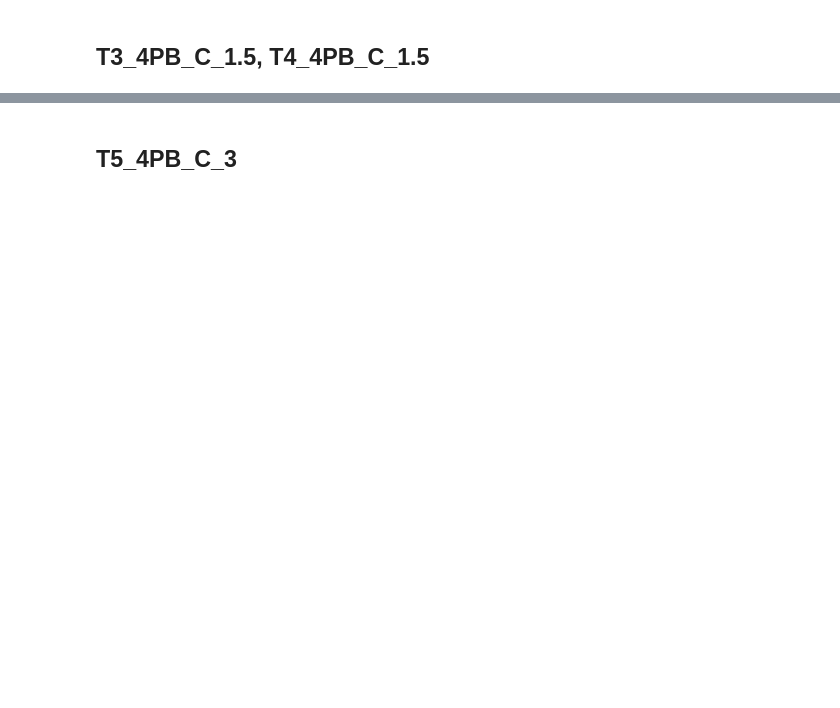
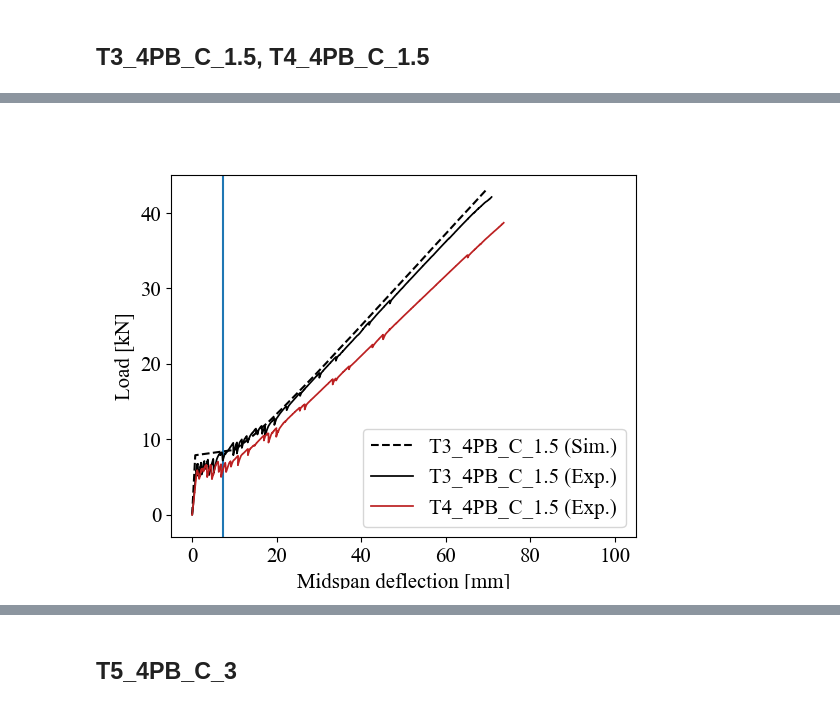
Before and after one commit to bmcs-group/bmcs_beam, a Jupyter notebook: notebooks/experimental_tests/model_validation_with_experimental_tests.ipynb, the cells around one changed output, grey strips where cells are left out. Saved outputs shown, nothing was run; the diff lists cells and outputs as text; code cells hidden in the pictures; blank space fills up the shorter version.

```diff
--- a/notebooks/experimental_tests/model_validation_with_experimental_tests.ipynb
+++ b/notebooks/experimental_tests/model_validation_with_experimental_tests.ipynb
@@ -219,6 +507,9 @@ dp3_4 = get_dp(high_kappa =0.00025, B=303, H=98, setup='4pb',
 # %%
-fig, ax = plot_fw_ver([*get_exp_fw(3)], r'T3_4PB_C_1.5', dp=dp3_4, color_i=0)
-plot_fw_ver([*get_exp_fw(4)], r'T4_4PB_C_1.5', ax=ax, color_i=1)
+fig, ax = plot_fw(3, r'T3_4PB_C_1.5', dp=dp3_4, color_i=0)
+plot_fw(4, r'T4_4PB_C_1.5', ax=ax, color_i=1)
+# bu.get_fw_curves_avg([get_exp_fw(3, as_one_array=True), get_exp_fw(4, as_one_array=True)], ax=ax)
 # fig.savefig('T3_T4_ld_exp_vs_sim.pdf')
-fig
+fig.show()
+# %% [output]
+[figure, added]
 # %%
```
Also changed, not shown: parts of 61 cells of this notebook, 11 other files.
